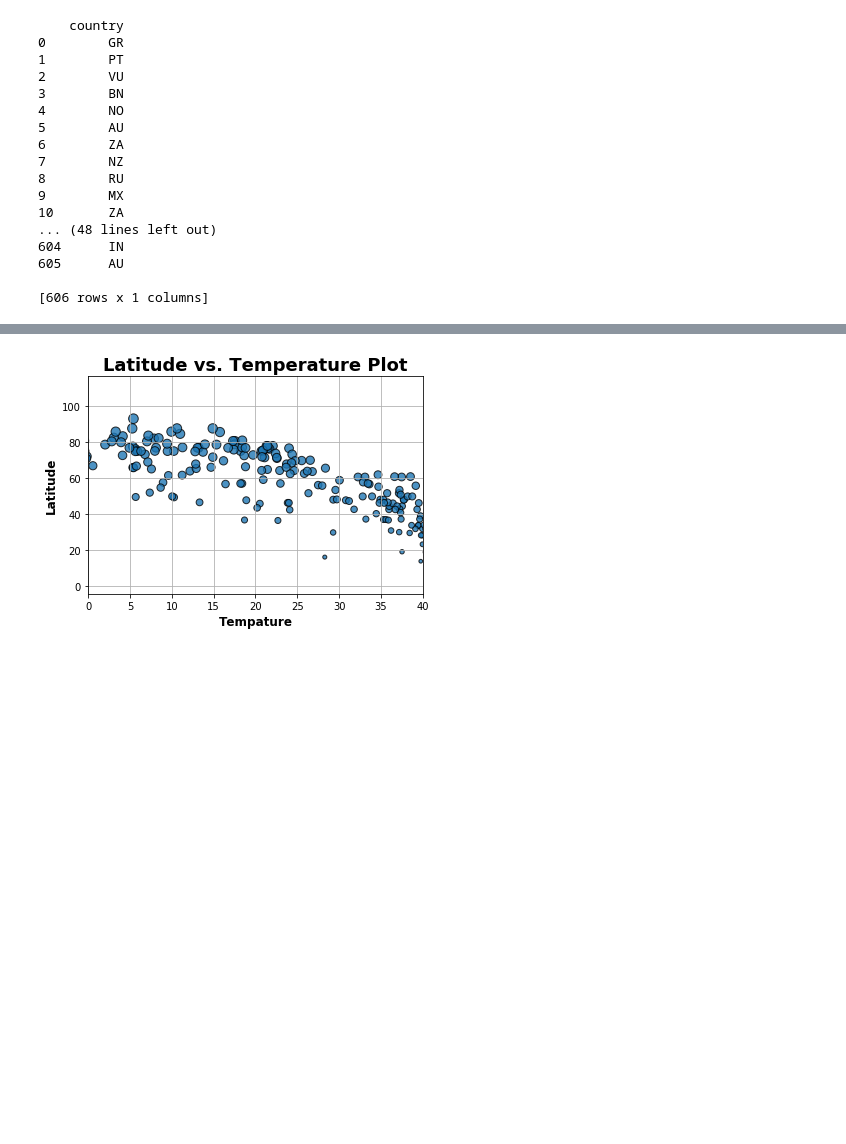
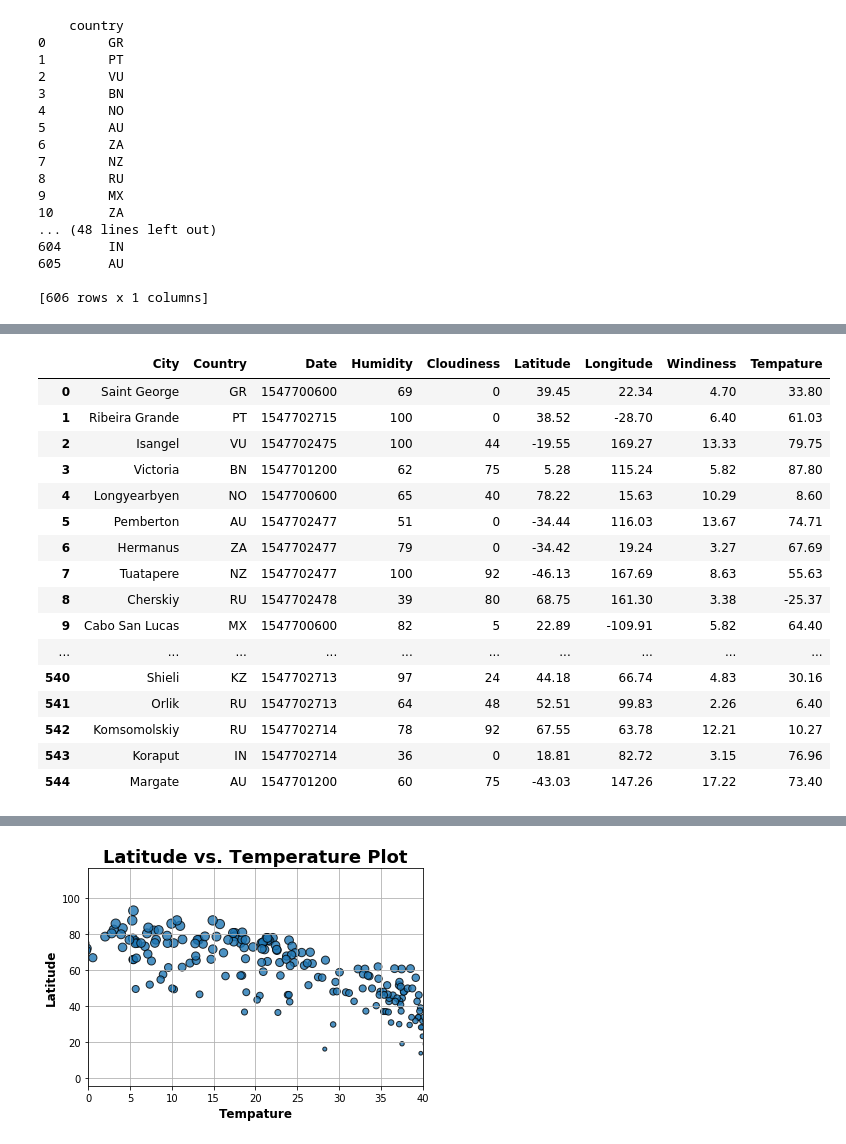
Before and after one commit to HaylyePlaster/API-Project, a Jupyter notebook: API Homework.ipynb, the cells around one changed output, grey strips where cells are left out. Saved outputs shown, nothing was run; the diff lists cells and outputs as text; code cells hidden in the pictures; blank space fills up the shorter version.

```diff
--- a/API Homework.ipynb
+++ b/API Homework.ipynb
@@ -143,17 +143,34 @@ http://api.openweathermap.org/data/2.5/weather?units=Imperial&APPID=133de24cf603
 # %%
 #Export the city data into a .csv.
 #Display the DataFrame
 
 
 summary_table = pd.DataFrame({"City": city_name,
                               "Country": country,
-                              "Date": date
-                              "Humidity": humidity
+                              "Date": date,
+                              "Humidity": humidity,
                               "Cloudiness": cloudiness,
                               "Latitude": lat,
                               "Longitude": lng,
                               "Windiness": wind_speed,
                               "Tempature": max_temp})
 
 summary_table
 # %% [output]
+|  | City | Country | Date | Humidity | Cloudiness | Latitude | Longitude | Windiness | Tempature |
+| 0 | Saint George | GR | 1547700600 | 69 | 0 | 39.45 | 22.34 | 4.70 | 33.80 |
+| 1 | Ribeira Grande | PT | 1547702715 | 100 | 0 | 38.52 | -28.70 | 6.40 | 61.03 |
+| 2 | Isangel | VU | 1547702475 | 100 | 44 | -19.55 | 169.27 | 13.33 | 79.75 |
+| 3 | Victoria | BN | 1547701200 | 62 | 75 | 5.28 | 115.24 | 5.82 | 87.80 |
+| 4 | Longyearbyen | NO | 1547700600 | 65 | 40 | 78.22 | 15.63 | 10.29 | 8.60 |
+| 5 | Pemberton | AU | 1547702477 | 51 | 0 | -34.44 | 116.03 | 13.67 | 74.71 |
+| 6 | Hermanus | ZA | 1547702477 | 79 | 0 | -34.42 | 19.24 | 3.27 | 67.69 |
+| 7 | Tuatapere | NZ | 1547702477 | 100 | 92 | -46.13 | 167.69 | 8.63 | 55.63 |
+| 8 | Cherskiy | RU | 1547702478 | 39 | 80 | 68.75 | 161.30 | 3.38 | -25.37 |
+| 9 | Cabo San Lucas | MX | 1547700600 | 82 | 5 | 22.89 | -109.91 | 5.82 | 64.40 |
+| ... | ... | ... | ... | ... | ... | ... | ... | ... | ... |
+| 540 | Shieli | KZ | 1547702713 | 97 | 24 | 44.18 | 66.74 | 4.83 | 30.16 |
+| 541 | Orlik | RU | 1547702713 | 64 | 48 | 52.51 | 99.83 | 2.26 | 6.40 |
+| 542 | Komsomolskiy | RU | 1547702714 | 78 | 92 | 67.55 | 63.78 | 12.21 | 10.27 |
+| 543 | Koraput | IN | 1547702714 | 36 | 0 | 18.81 | 82.72 | 3.15 | 76.96 |
+| 544 | Margate | AU | 1547701200 | 60 | 75 | -43.03 | 147.26 | 17.22 | 73.40 |
```
Also changed, not shown: parts of 2 cells of this notebook.
